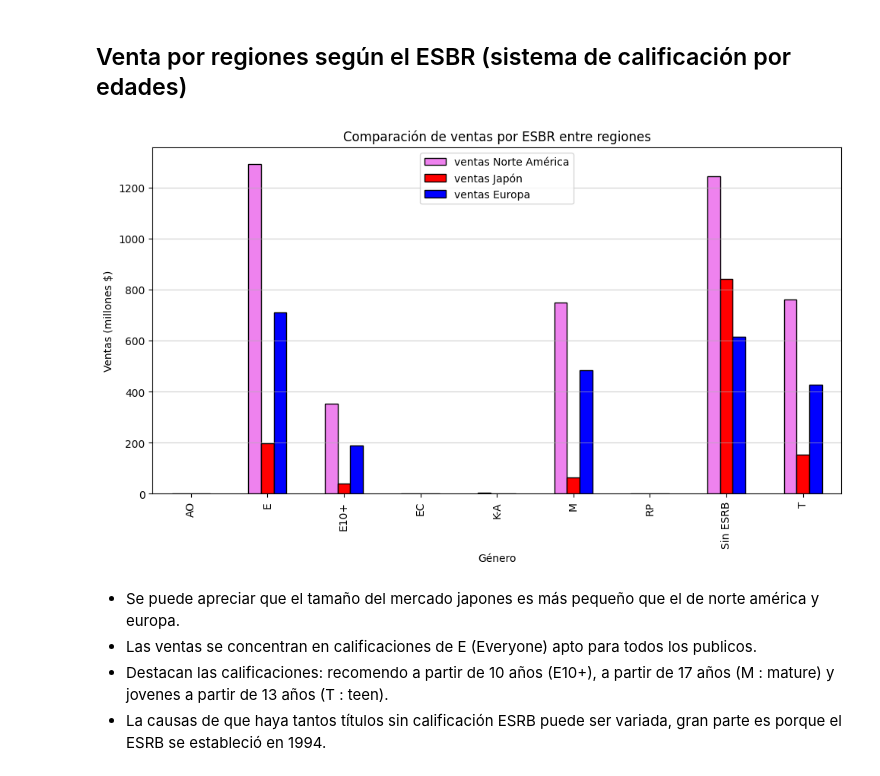
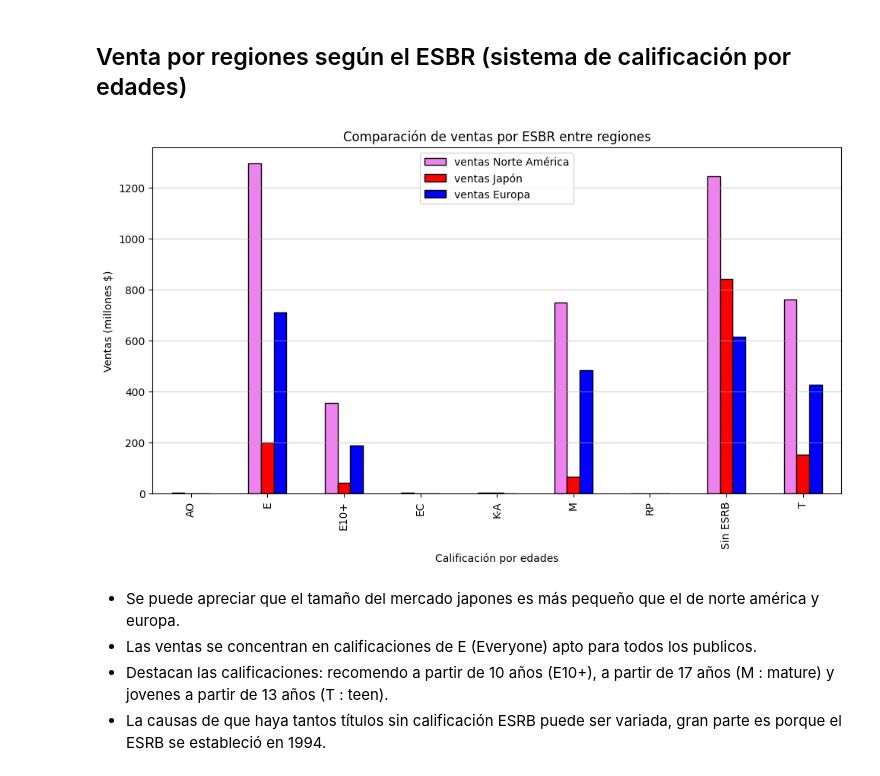
Before and after one commit to javierzmartin/Entorno_VS_JupyterLab, a Jupyter notebook: Tripleten_DS_bootcamp_Javier/Proyectos/Sprint6_Javier_Martinez_ESP.ipynb, the cells around one changed output. Saved outputs shown, nothing was run; the diff lists cells and outputs as text; code cells hidden in the pictures.

```diff
--- a/Tripleten_DS_bootcamp_Javier/Proyectos/Sprint6_Javier_Martinez_ESP.ipynb
+++ b/Tripleten_DS_bootcamp_Javier/Proyectos/Sprint6_Javier_Martinez_ESP.ipynb
@@ -806,20 +927,20 @@ df_ESRB_sales = df_ESRB.groupby('rating')[lista_region_sales].sum()
 # %%
 # Grafico
 df_ESRB_sales.plot(
     kind="bar",
     figsize=(10,6),
     title="Comparación de ventas por ESBR entre regiones",
     color=["violet", "red", "blue"],
     edgecolor="black"
 )
 plt.legend(["ventas Norte América", "ventas Japón", "ventas Europa"])
-plt.xlabel("Género")
+plt.xlabel("Calificación por edades")
 plt.ylabel("Ventas (millones $)")
 plt.grid(axis="y", alpha=0.6)
 plt.tight_layout()
 plt.show()
 # %% [output]
-[figure, old version]
+[figure, new version]
 # %% [markdown]
 - Se puede apreciar que el tamaño del mercado japones es más pequeño que el de norte américa y europa.
 - Las ventas se concentran en calificaciones de E (Everyone) apto para todos los publicos.
```
Also changed, not shown: parts of 28 cells of this notebook.
